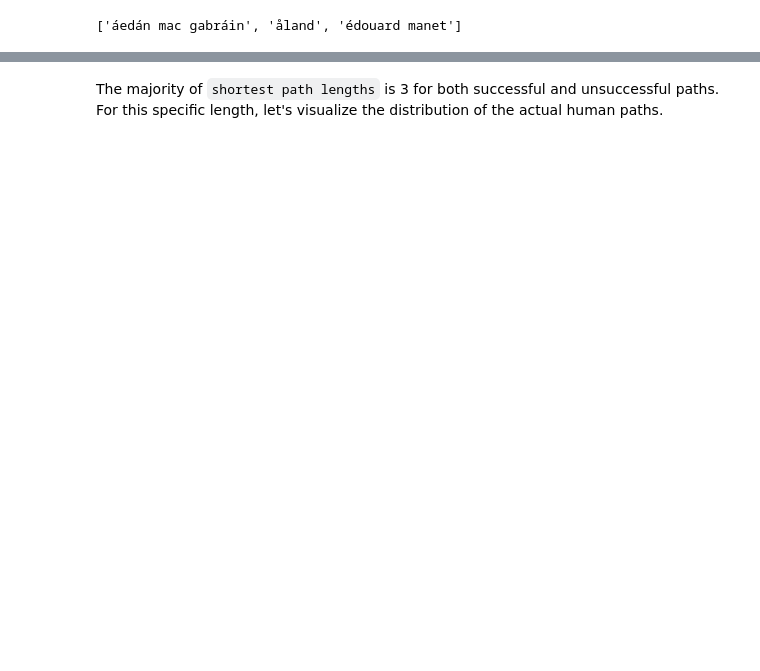
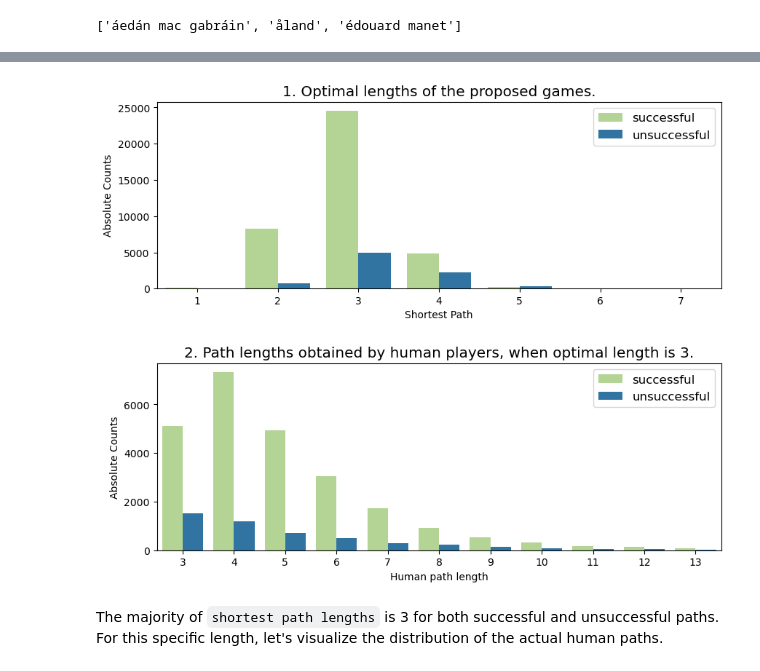
Before and after one commit to epfl-ada/ada-2022-project-theadalyzers, a Jupyter notebook: Dataset-Processing.ipynb, the cells around one changed output, grey strips where cells are left out. Saved outputs shown, nothing was run; the diff lists cells and outputs as text; code cells hidden in the pictures; blank space fills up the shorter version.

```diff
--- a/Dataset-Processing.ipynb
+++ b/Dataset-Processing.ipynb
@@ -177,7 +162,8 @@ successful_df = augment_with_shortest_path(df=paths_finished_df, successful=True
 # to investigate human behaviour, we remove all "Impossible paths" and also shortest_path_length = 0
 successful_df = successful_df[(successful_df['shortest_path_length'].apply(lambda x: x != 'Impossible' and x != 0))]
 # next, we will keep only shortest_path_lengths >= 3
-successful_df = successful_df[(successful_df['shortest_path_length'].apply(lambda x: x >= 3))]
+# successful_df = successful_df[(successful_df['shortest_path_length'].apply(lambda x: x >= 3))]
+successful_df = successful_df[(successful_df['human_path_length'].apply(lambda x: x >= 3))]
 
 successful_df.head(3)
 # %% [output]
@@ -222,2 +195,85 @@ plt.title("Unsuccessful Human Paths Stratified by Shortest Possible Path");
+# %%
+# This replaces the old plots. more concise xx
+
+
+# take a look at the shortest_path distributions
+import matplotlib.pyplot as plt
+import seaborn as sns
+
+fig, ax = plt.subplots(2,1,
+                       figsize=(10,8),
+                       gridspec_kw={"hspace":0.4})
+plt.rcParams["font.size"] = 12
+
+
+successful_counts = (successful_df['shortest_path_length']
+                     .value_counts()
+                     .reset_index())
+successful_counts["success"] = "successful"
+
+unsuccessful_counts = (unsuccessful_df['shortest_path_length']
+                       .value_counts()
+                       .reset_index())
+unsuccessful_counts["success"] = "unsuccessful"
+
+all_counts = pd.concat([successful_counts,
+                        unsuccessful_counts],
+                       axis=0)
+
+sns.barplot(data=all_counts,
+            x="index",
+            y="shortest_path_length",
+            hue="success",
+            ax=ax[0],
+            palette=["#b2df8a", "#1f78b4"])
+
+ax[0].set_ylabel('Absolute Counts');
+ax[0].set_xlabel('Shortest Path');
+ax[0].set_title("1. Optimal lengths of the proposed games.")
+#Count of human paths, stratified by shortest possible path")
+
+ax[0].legend(loc=1)
+ax[0].set_ylabel('Absolute Counts')
+ax[0].set_xlabel('Shortest Path')
+
+
+
+# Next plot: frequency by human length
+successful_human_path_lengths_3 = (successful_df
+                                   [successful_df['shortest_path_length'] == 3]
+                                   ['human_path_length']
+                                   .value_counts()
+                                   .reset_index())
+
+successful_human_path_lengths_3["success"] = "successful"
+
+unsuccessful_human_path_lengths_3 = (unsuccessful_df
+                                     [unsuccessful_df['shortest_path_length'] == 3]
+                                     ['human_path_length']
+                                     .value_counts()
+                                     .reset_index())
+
+unsuccessful_human_path_lengths_3["success"] = "unsuccessful"
+
+all_path_l3 = pd.concat([successful_human_path_lengths_3,
+                         unsuccessful_human_path_lengths_3])
+
+sns.barplot(data=all_path_l3,
+            x="index",
+            y="human_path_length",
+            hue="success",
+            ax=ax[1],
+            palette=["#b2df8a", "#1f78b4"])
+
+ax[1].set_xlim(-0.5,10.5)
+
+ax[1].set_ylabel('Absolute Counts')
+ax[1].set_xlabel('Human path length')
+ax[1].set_title("2. Path lengths obtained by human players, when optimal length is 3.")
+# Count of human path lengths, with shortest possible path = 3");
+
+ax[1].legend(loc=1);
+# %% [output]
+[figure, added]
 # %% [markdown]
 The majority of `shortest path lengths` is 3 for both successful and unsuccessful paths. For this specific length, let's visualize the distribution of the actual human paths.
```
Also changed, not shown: parts of 11 cells of this notebook, 1 other file.
